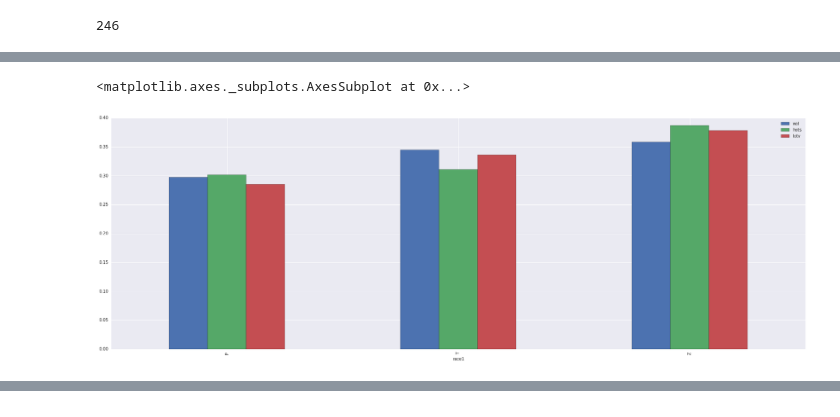
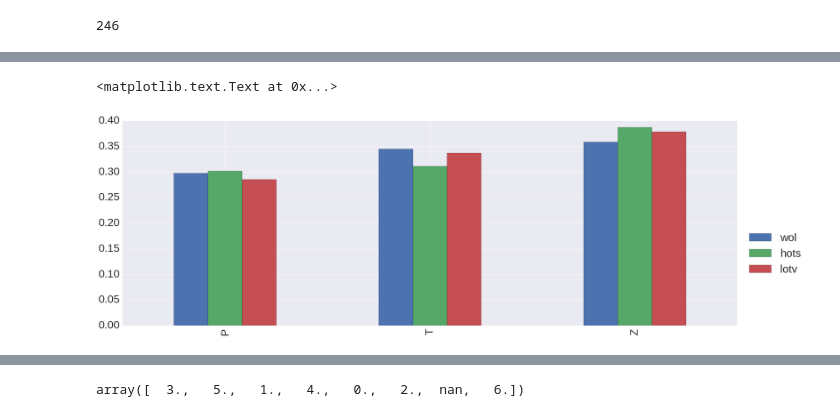
Before and after one commit to inexxt/sc2data, a Jupyter notebook: jacek_notebooks/Metadata_plots.ipynb, the cells around one changed output, grey strips where cells are left out. Cells and saved outputs as stored; diff of their text form; code cells hidden in the pictures.

Commit message:
Some other plots

```diff
--- a/jacek_notebooks/Metadata_plots.ipynb
+++ b/jacek_notebooks/Metadata_plots.ipynb
@@ -58,5 +60,5 @@ games.head()
 # %%
-def winners_race(expansion):
+def plot_winners_race(expansion):
     wins_races1 = games[(games["winning_team"] == 1) & (games["expansion"] == expansion)]\
     .groupby("race1")["id"].count()
     wins_races2 = games[(games["winning_team"] == 2) & (games["expansion"] == expansion)]\
@@ -65,11 +90,14 @@ def winners_race(expansion):
 # %%
 winners = pd.DataFrame()
 for e in expansion_dict.values():
     winners[e] = winners_race(e)
-winners.plot(kind="bar", layout=(1,3), figsize=(30, 10))
+ax = winners.plot(kind="bar", layout=(1,3), figsize=(30, 10), fontsize=30)
+ax.legend(bbox_to_anchor=(1.12, 0.5), fontsize=30)
+ax.set_xlabel("")
+ax.mouseover()
 # %% [output]
-<matplotlib.axes._subplots.AxesSubplot at 0x...>
+<matplotlib.text.Text at 0x...>
-[figure, old version]
+[figure, new version]
 # %%
 print(wol_games["game_name"])
 # %% [output]
@@ -90,3 +118,7 @@ print(wol_games["game_name"])
 2900    4727202.json
 2901    1615202.json
 Name: game_name, dtype: object
+# %%
+games["average_league"].unique()
+# %% [output]
+array([  3.,   5.,   1.,   4.,   0.,   2.,  nan,   6.])
```
Also changed, not shown: parts of 10 cells of this notebook, 1 other file.
